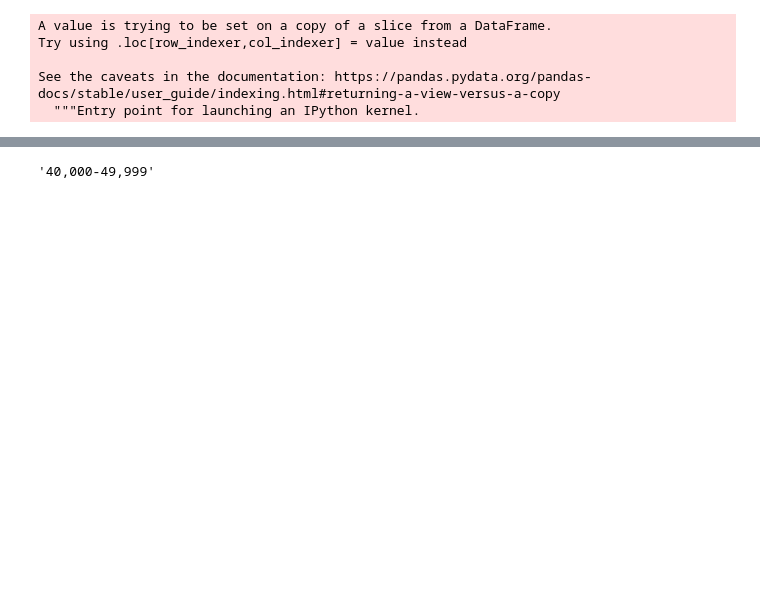
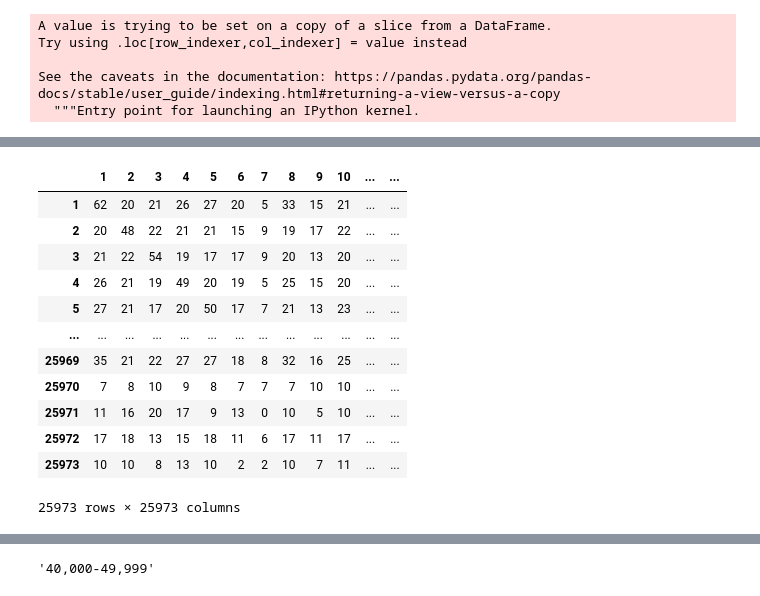
Before and after one commit to thecrossed/kaggle_survey_2021, a Jupyter notebook: what-do-data-scientists-usually-do.ipynb, the cells around one changed output, grey strips where cells are left out. Cells and saved outputs as stored; diff of their text form; code cells hidden in the pictures; blank space fills up the shorter version.

```diff
--- a/what-do-data-scientists-usually-do.ipynb
+++ b/what-do-data-scientists-usually-do.ipynb
@@ -83,5 +113,5 @@ demographic_data = renamed_data.iloc[: , 1:7]
 # %%
-demographic_data['participant_id'] = range(0, demographic_data.shape[0])
+demo_data['participant_id'] = range(0, demo_data.shape[0])
 # %% [output]
 A value is trying to be set on a copy of a slice from a DataFrame.
 Try using .loc[row_indexer,col_indexer] = value instead
@@ -146,4 +156,4 @@ def pivot_df(df, var_cols, aggr = 'participant_id'):
     #pivoted_df['participant_id'] = pivoted_df.index
     pivoted_df.index = pivoted_df.index + 1
     return pivoted_df
-demo_matrix = pivot_df(demographic_data, demographic_data.columns[:-1])
+demo_data_matrix = pivot_df(demo_data, demo_data.columns[:-1])
@@ -185,3 +176,27 @@ participant_matrix
+# %%
+part_data = renamed_data.iloc[: , 7:]
+part_data = replace_nan(part_data)
+part_data.index = part_data.index + 1
+dfs = [demo_data_matrix, part_data]
+data_pivoted = pd.concat(dfs, axis=1, ignore_index=False)
+# %%
+data_matrix = data_pivoted.dot(np.transpose(data_pivoted))
+# %%
+data_matrix
+# %% [output]
+|  | 1 | 2 | 3 | 4 | 5 | 6 | 7 | 8 | 9 | 10 | ... | ... |
+| 1 | 62 | 20 | 21 | 26 | 27 | 20 | 5 | 33 | 15 | 21 | ... | ... |
+| 2 | 20 | 48 | 22 | 21 | 21 | 15 | 9 | 19 | 17 | 22 | ... | ... |
+| 3 | 21 | 22 | 54 | 19 | 17 | 17 | 9 | 20 | 13 | 20 | ... | ... |
+| 4 | 26 | 21 | 19 | 49 | 20 | 19 | 5 | 25 | 15 | 20 | ... | ... |
+| 5 | 27 | 21 | 17 | 20 | 50 | 17 | 7 | 21 | 13 | 23 | ... | ... |
+| ... | ... | ... | ... | ... | ... | ... | ... | ... | ... | ... | ... | ... |
+| 25969 | 35 | 21 | 22 | 27 | 27 | 18 | 8 | 32 | 16 | 25 | ... | ... |
+| 25970 | 7 | 8 | 10 | 9 | 8 | 7 | 7 | 7 | 10 | 10 | ... | ... |
+| 25971 | 11 | 16 | 20 | 17 | 9 | 13 | 0 | 10 | 5 | 10 | ... | ... |
+| 25972 | 17 | 18 | 13 | 15 | 18 | 11 | 6 | 17 | 11 | 17 | ... | ... |
+| 25973 | 10 | 10 | 8 | 13 | 10 | 2 | 2 | 10 | 7 | 11 | ... | ... |
+25973 rows × 25973 columns
 # %%
 def closest_participant(participant_id, participant_matrix):
     """
```
Also changed, not shown: parts of 13 cells of this notebook.
